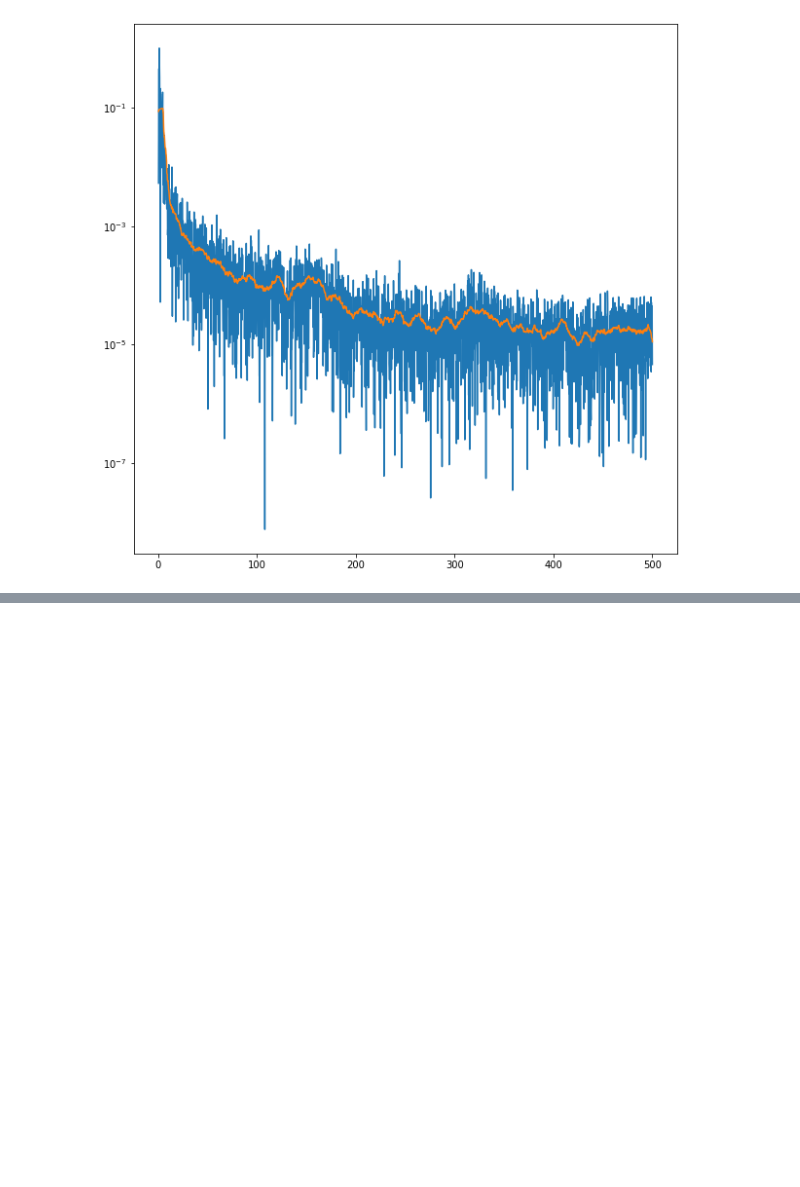
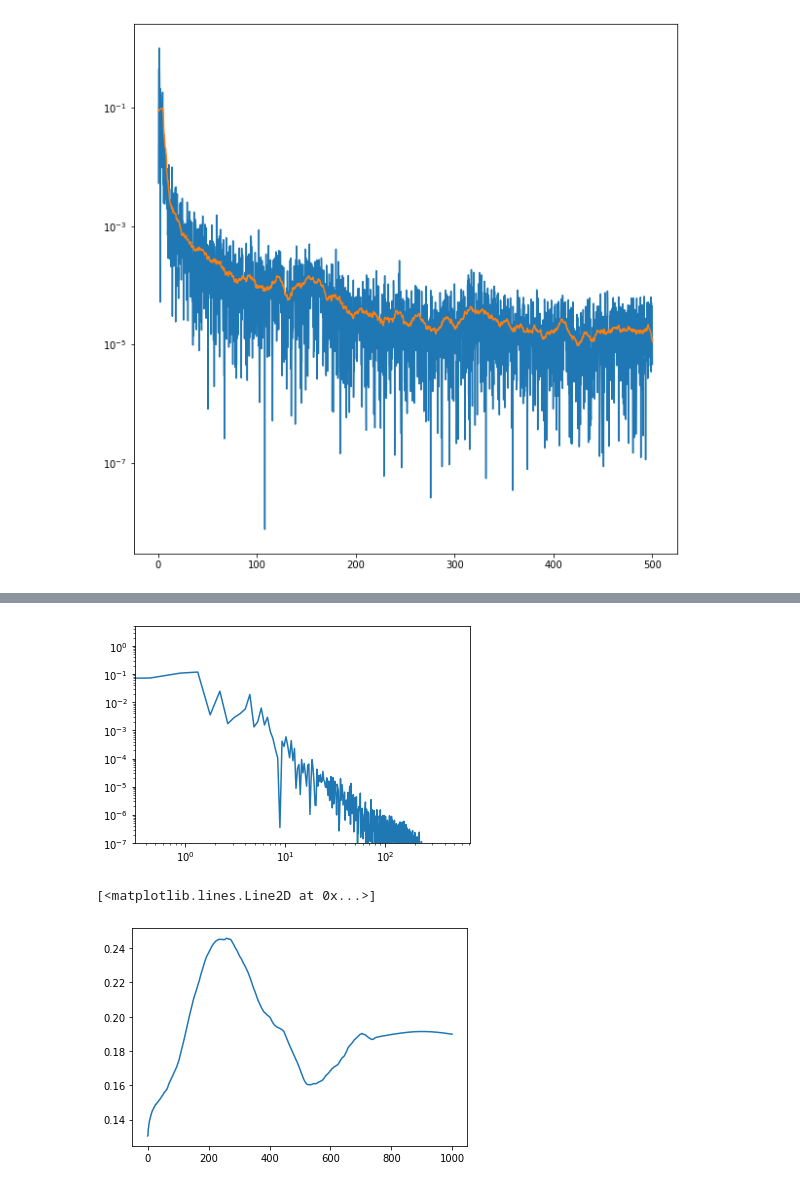
Before and after one commit to aditya-sengupta/tip-tilt-control, a Jupyter notebook: control/dev/impulse_filter.ipynb, the cells around one changed output, grey strips where cells are left out. Saved outputs shown, nothing was run; the diff lists cells and outputs as text; code cells hidden in the pictures; blank space fills up the shorter version.

```diff
--- a/control/dev/impulse_filter.ipynb
+++ b/control/dev/impulse_filter.ipynb
@@ -141,0 +141,16 @@ plt.plot(measurements[:lim] - filtered[:lim])
+# %%
+state = measurements[:N]
+size = 1000
+predictions_nonloop = np.zeros(size,)
+for i in range(size):
+    state = A.dot(state)
+    predictions_nonloop[i] = H.dot(state)
+
+plt.loglog(*signal.periodogram(predictions, fs=f_sampling))
+plt.ylim(1e-7)
+plt.show()
+plt.plot(predictions_nonloop)
+# %% [output]
+[figure, added]
+[<matplotlib.lines.Line2D at 0x...>]
+[figure, added]
```
Also changed, not shown: parts of 15 cells of this notebook, 2 other files.
